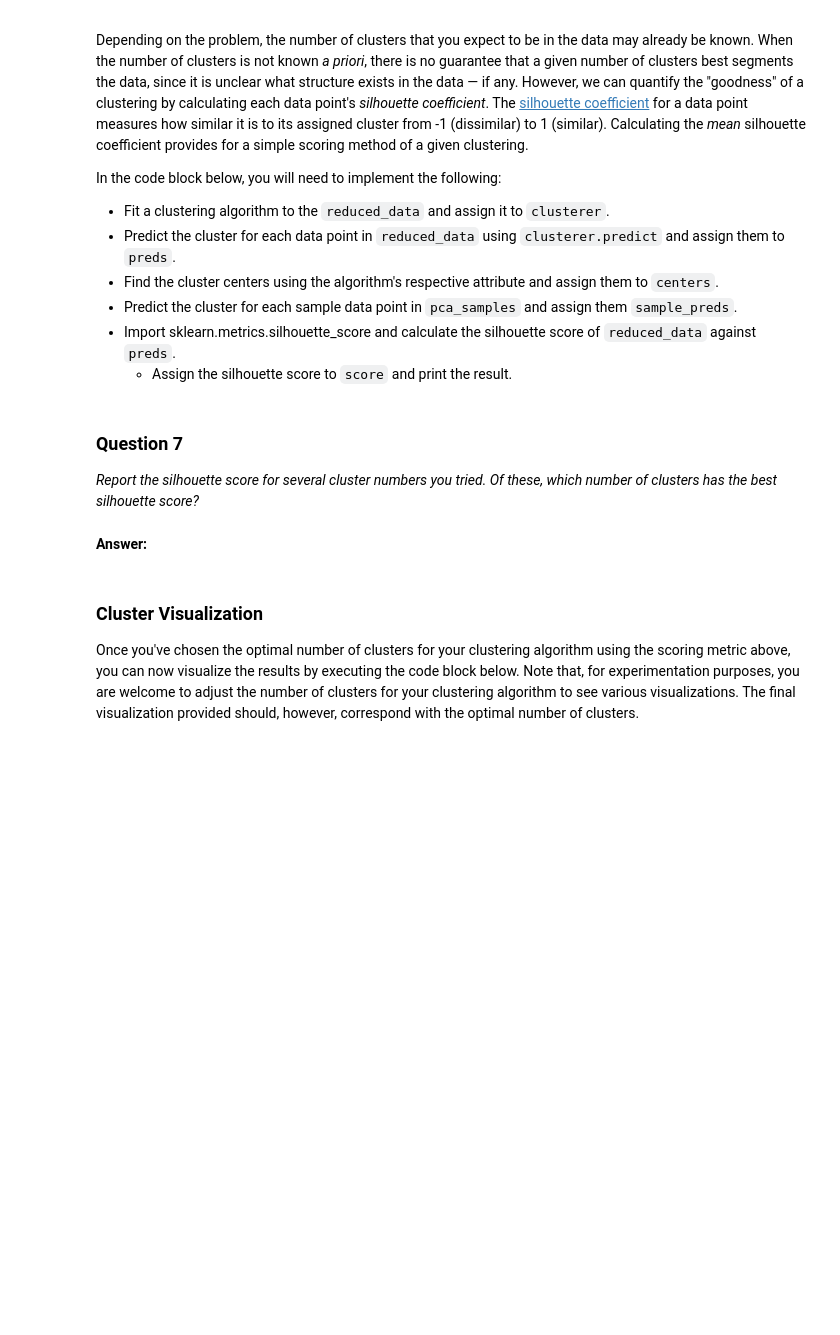
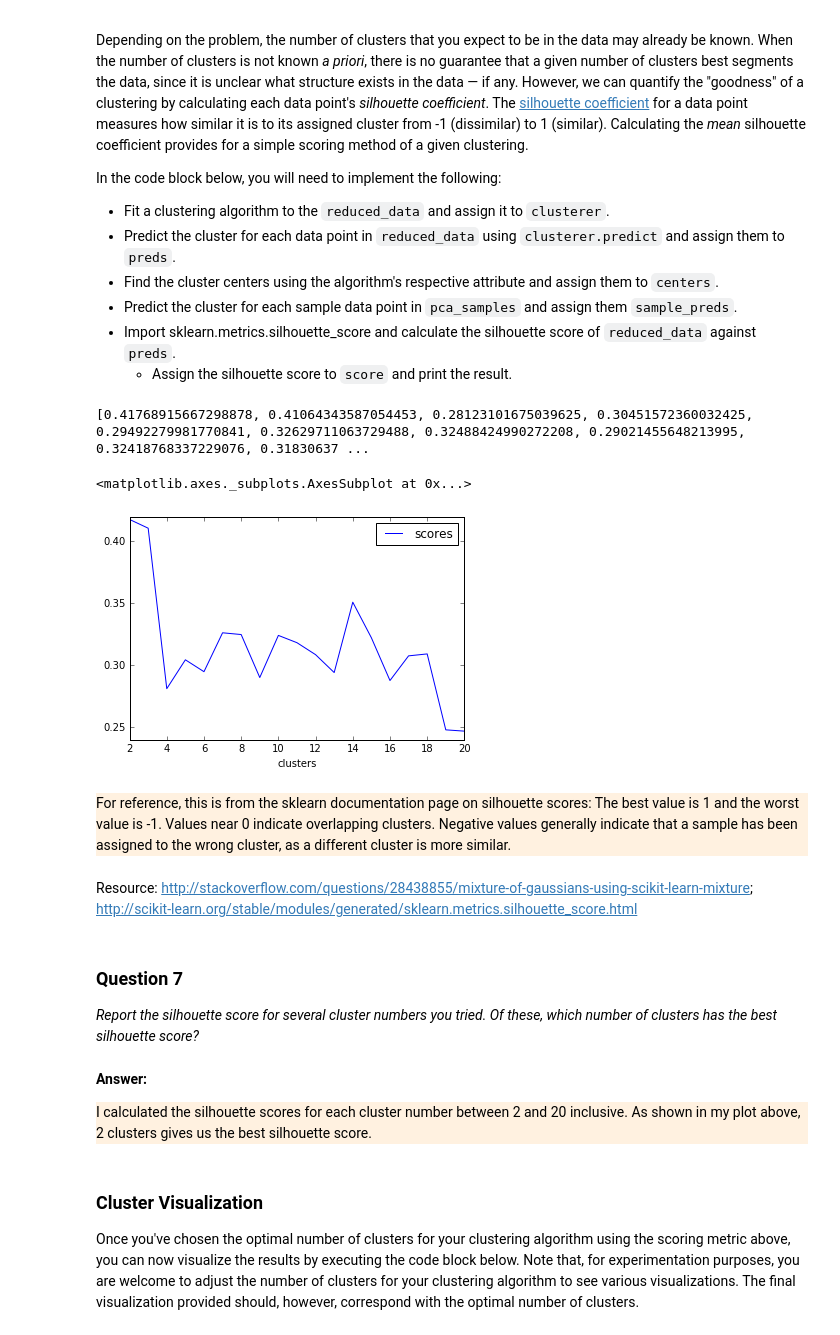
Before and after one commit to FrankRuns/machine-learning, a Jupyter notebook: projects/creating_customer_segments/customer_segments.ipynb, the cells around one changed output. Drawn from its saved outputs; the diff is of its cells as text; code cells hidden in the pictures; blank space fills up the shorter version.

Commit message:
finished v1 ipynb, color adjustments in renders.py, dropped Chinese projects folder

```diff
--- a/projects/creating_customer_segments/customer_segments.ipynb
+++ b/projects/creating_customer_segments/customer_segments.ipynb
@@ -419,18 +430,26 @@ In the code block below, you will need to implement the following:
    - Assign the silhouette score to `score` and print the result.
 # %%
 from sklearn import mixture
+from sklearn.metrics import silhouette_score
 
-# TODO: Apply your clustering algorithm of choice to the reduced data
-clusterer = None
+# These lines are used to create visualization in Part 2
+clusterer = mixture.GaussianMixture(n_components=2, covariance_type='full').fit(reduced_data)
+preds = clusterer.predict(reduced_data)
+centers = clusterer.means_
 
-# TODO: Predict the cluster for each data point
-preds = None
+# This function is to analyze silhouette scores across different # of clusters
+def calculate_s_score(clusters):
+    # TODO: Apply your clustering algorithm of choice to the reduced data
+    # full, spherical, diag, tied
+    clusterer = mixture.GaussianMixture(n_components=clusters, covariance_type='full').fit(reduced_data)
 
-# TODO: Find the cluster centers
-centers = None
+    # TODO: Predict the cluster for each data point
+    preds = clusterer.predict(reduced_data)
 
-# TODO: Predict the cluster for each transformed sample data point
-sample_preds = None
+    # TODO: Find the cluster centers
+    centers = clusterer.means_
 
-# TODO: Calculate the mean silhouette coefficient for the number of clusters chosen
-score = None
+    # TODO: Calculate the mean silhouette coefficient for the number of clusters chosen
+    score = silhouette_score(reduced_data, preds)
+
+    return score
@@ -437,8 +459,27 @@ score = None
+# %%
+# calculate silhouette scores for 2-20 clusters and visualize results
+s_scores = []
+for i in range(2,21):
+    score = calculate_s_score(i)
+    s_scores.append(score)
+print s_scores
+# %% [output]
+[0.41768915667298878, 0.41064343587054453, 0.28123101675039625, 0.30451572360032425, 0.29492279981770841, 0.32629711063729488, 0.32488424990272208, 0.29021455648213995, 0.32418768337229076, 0.31830637 ...
+# %%
+pd.DataFrame({"clusters": range(2,21), "scores": s_scores}).plot(x="clusters", y="scores")
+# %% [output]
+<matplotlib.axes._subplots.AxesSubplot at 0x...>
+[figure, added]
+# %% [markdown]
+<div style="background-color:#fff1e0;">For reference, this is from the sklearn documentation page on silhouette scores: The best value is 1 and the worst value is -1. Values near 0 indicate overlapping clusters. Negative values generally indicate that a sample has been assigned to the wrong cluster, as a different cluster is more similar.</div>
+# %% [markdown]
+Resource: http://stackoverflow.com/questions/28438855/mixture-of-gaussians-using-scikit-learn-mixture; http://scikit-learn.org/stable/modules/generated/sklearn.metrics.silhouette_score.html
 # %% [markdown]
 ### Question 7
 *Report the silhouette score for several cluster numbers you tried. Of these, which number of clusters has the best silhouette score?*
-# %% [markdown]
-**Answer:**
+# %% [markdown]
+**Answer:**
+<div style="background-color:#fff1e0;">I calculated the silhouette scores for each cluster number between 2 and 20 inclusive. As shown in my plot above, 2 clusters gives us the best silhouette score.</div>
 # %% [markdown]
 ### Cluster Visualization
 Once you've chosen the optimal number of clusters for your clustering algorithm using the scoring metric above, you can now visualize the results by executing the code block below. Note that, for experimentation purposes, you are welcome to adjust the number of clusters for your clustering algorithm to see various visualizations. The final visualization provided should, however, correspond with the optimal number of clusters.
```
Also changed, not shown: parts of 26 cells of this notebook, 17 other files.
